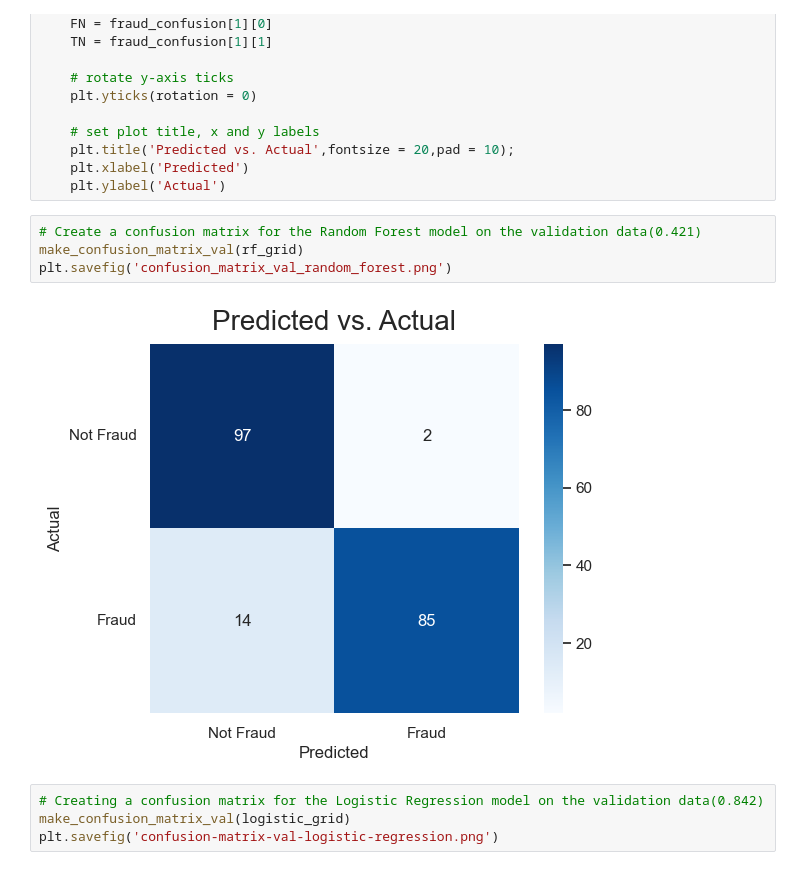
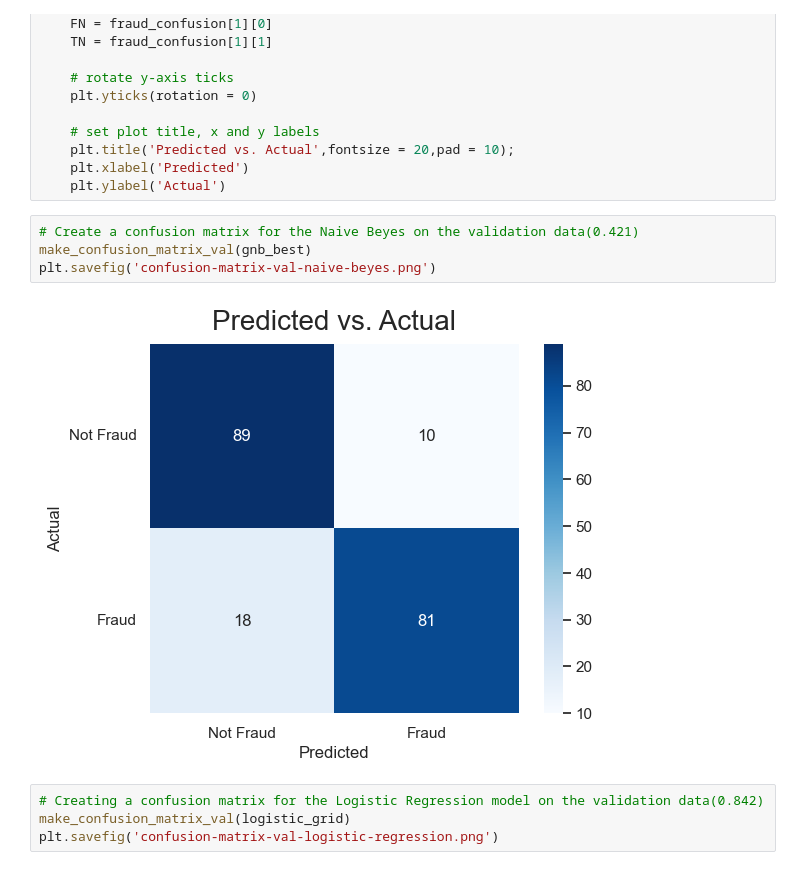
Before and after one commit to coderjolly/fraud-detection-credit-card, a Jupyter notebook: notebooks/credit-card-fraud-detection.ipynb, the cells around one changed output. Drawn from its saved outputs; the diff is of its cells as text.

```diff
--- a/notebooks/credit-card-fraud-detection.ipynb
+++ b/notebooks/credit-card-fraud-detection.ipynb
@@ -433,11 +427,11 @@ def make_confusion_matrix_val(model, threshold=0.5):
     plt.xlabel('Predicted')
     plt.ylabel('Actual')
 # %%
-# Create a confusion matrix for the Random Forest model on the validation data(0.421)
-make_confusion_matrix_val(rf_grid)
-plt.savefig('confusion_matrix_val_random_forest.png')
+# Create a confusion matrix for the Naive Beyes on the validation data(0.421)
+make_confusion_matrix_val(gnb_best)
+plt.savefig('confusion-matrix-val-naive-beyes.png')
 # %% [output]
-[figure, old version]
+[figure, new version]
 # %%
 # Creating a confusion matrix for the Logistic Regression model on the validation data(0.842)
 make_confusion_matrix_val(logistic_grid)
```
Also changed, not shown: parts of 3 cells of this notebook, 5 other files.
